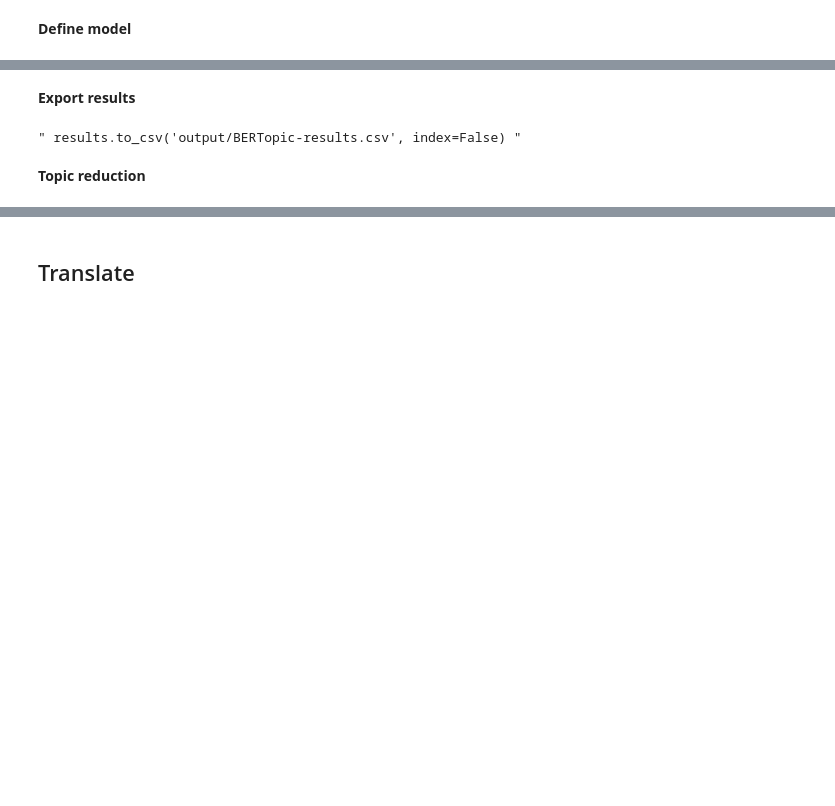
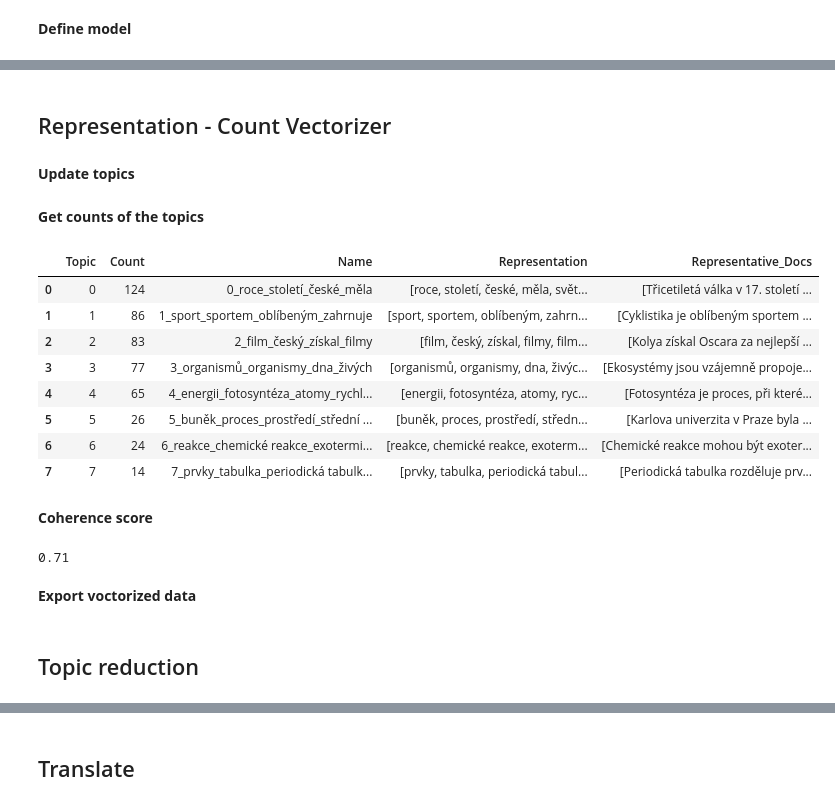
Before and after one commit to martincho48/Portfolio, a Jupyter notebook: Machine_Learning/NLP/Bertopic_study_5topics/BERTopic-cze.ipynb, the cells around one changed output, grey strips where cells are left out. Cells and saved outputs as stored; diff of their text form; code cells hidden in the pictures; blank space fills up the shorter version.

```diff
--- a/Machine_Learning/NLP/Bertopic_study_5topics/BERTopic-cze.ipynb
+++ b/Machine_Learning/NLP/Bertopic_study_5topics/BERTopic-cze.ipynb
@@ -122,0 +189,4 @@ results.head(100)
+# %% [markdown]
+## Representation - Count Vectorizer
+# %% [markdown]
+**Update topics**
@@ -123,14 +195,34 @@ results.head(100)
+# %% [markdown]
+**Get counts of the topics**
+# %%
+results_unique_topics = model.get_topic_info()
+results_unique_topics[:20]
+# %% [output]
+|  | Topic | Count | Name | Representation | Representative_Docs |
+| 0 | 0 | 124 | 0_roce_století_české_měla | [roce, století, české, měla, svět... | [Třicetiletá válka v 17. století ... |
+| 1 | 1 | 86 | 1_sport_sportem_oblíbeným_zahrnuje | [sport, sportem, oblíbeným, zahrn... | [Cyklistika je oblíbeným sportem ... |
+| 2 | 2 | 83 | 2_film_český_získal_filmy | [film, český, získal, filmy, film... | [Kolya získal Oscara za nejlepší ... |
+| 3 | 3 | 77 | 3_organismů_organismy_dna_živých | [organismů, organismy, dna, živýc... | [Ekosystémy jsou vzájemně propoje... |
+| 4 | 4 | 65 | 4_energii_fotosyntéza_atomy_rychl... | [energii, fotosyntéza, atomy, ryc... | [Fotosyntéza je proces, při které... |
+| 5 | 5 | 26 | 5_buněk_proces_prostředí_střední ... | [buněk, proces, prostředí, středn... | [Karlova univerzita v Praze byla ... |
+| 6 | 6 | 24 | 6_reakce_chemické reakce_exotermi... | [reakce, chemické reakce, exoterm... | [Chemické reakce mohou být exoter... |
+| 7 | 7 | 14 | 7_prvky_tabulka_periodická tabulk... | [prvky, tabulka, periodická tabul... | [Periodická tabulka rozděluje prv... |
+# %% [markdown]
+**Coherence score**
+# %%
+coherence_score(model=model, docs=docs, topics=topics)
+# %% [output]
+0.71
 # %% [markdown]
-**Export results**
+**Export voctorized data**
 # %%
+#get results into a df
+results_vect = model.get_document_info(docs)
+
 # Export to Excel
-results.to_excel('output/BERTopic-results.xlsx', index=False, engine='openpyxl')
-
-""" results.to_csv('output/BERTopic-results.csv', index=False) """
+results_vect.to_excel('output/BERTopic-results-vectorized.xlsx', index=False, engine='openpyxl')
-# %% [output]
-" results.to_csv('output/BERTopic-results.csv', index=False) "
 # %% [markdown]
-**Topic reduction**
+## Topic reduction
 # %%
 """ # manually merge topics
 #https://maartengr.github.io/BERTopic/getting_started/topicreduction/topicreduction.html#manual-topic-reduction
```
Also changed, not shown: parts of 29 cells of this notebook, 17 other files.
